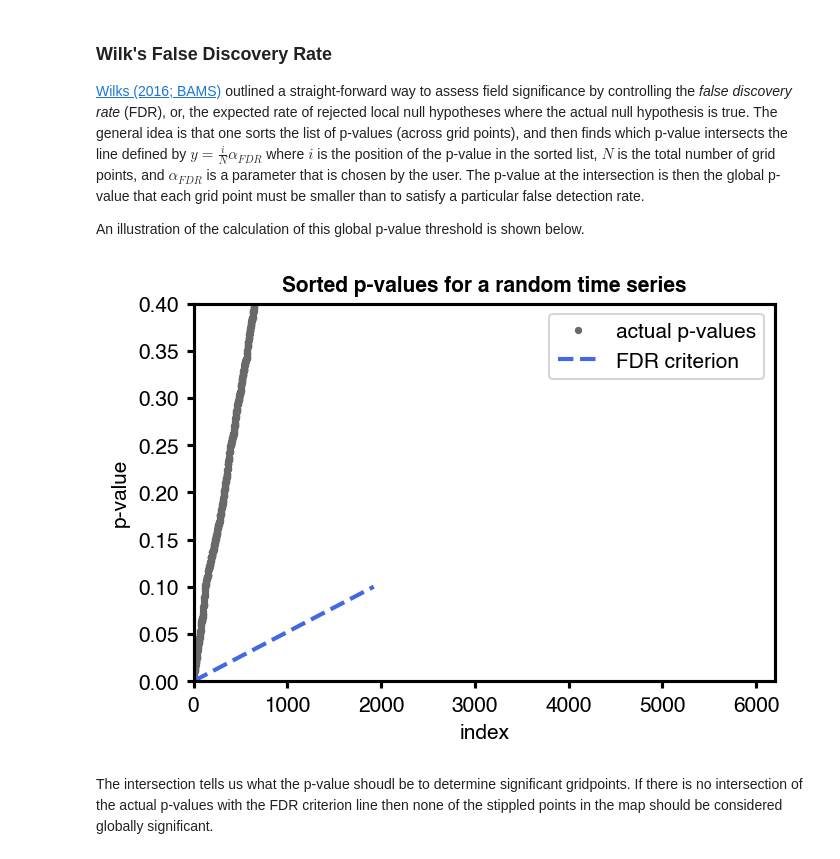
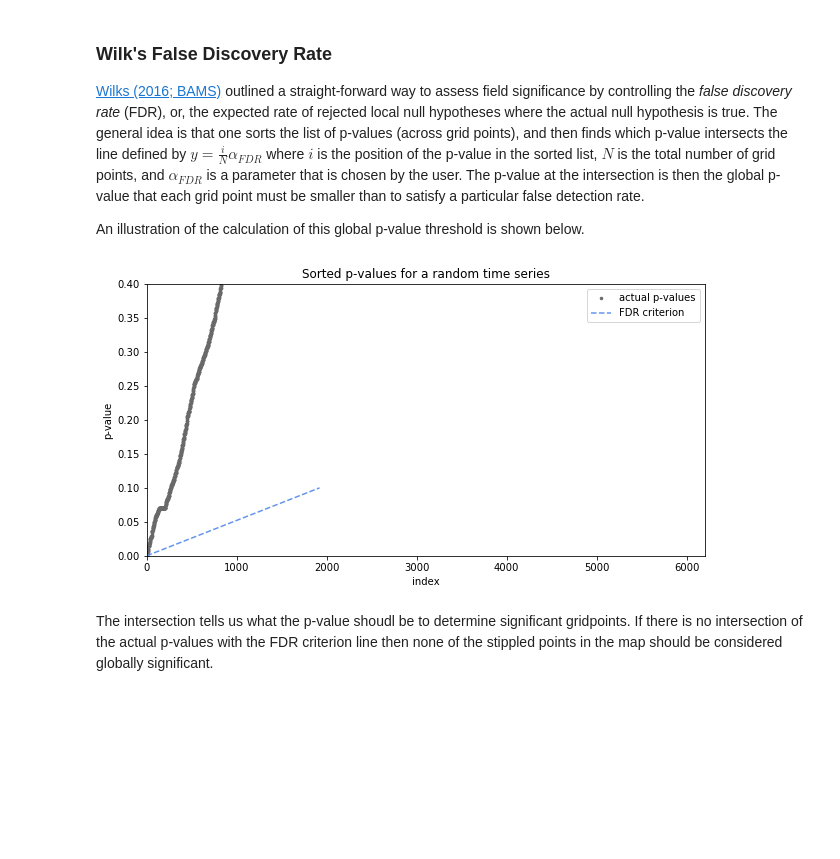
Before and after one commit to kjmayer/ats655-coursematerial, a Jupyter notebook: jupyter_notebooks/maps_of_random_relationships.ipynb, the cells around one changed output. Drawn from its saved outputs; the diff is of its cells as text; code cells hidden in the pictures; blank space fills up the shorter version.

```diff
--- a/jupyter_notebooks/maps_of_random_relationships.ipynb
+++ b/jupyter_notebooks/maps_of_random_relationships.ipynb
@@ -132,36 +125,36 @@ alpha = 0.1
 Pvals = P.flatten()
 Pvals = np.sort(Pvals)
 
 x = np.arange(1,len(Pvals)+1,1)
 x = x.astype(float)
 
-cgf.cfig(2)
+plt.figure(figsize=(10,5))
 plt.plot(x,Pvals,'.',color = 'dimgray', markersize = 5, label = 'actual p-values')
 
 y = (x/len(x))*alpha
-plt.plot(x,y,'--',color = cgf.clr1, label = 'FDR criterion')
+plt.plot(x,y,'--',color = 'cornflowerblue', label = 'FDR criterion')
 
 plt.xlim(0,6200)
 plt.ylim(0,.4)
 
 plt.xlabel('index')
 plt.ylabel('p-value')
 
 d = Pvals - y
 k = np.where(d>0)[0][0] - 1 + 1
 if(k==0):
     DNP = 1
 else:
     DNP = 0
     plt.plot([k,k],[0,1],'--',color = 'gray')
-    plt.annotate('$p_{crit} = $' + str(gf.round_to_nearest(Pvals[k-1],.001)), xy=(k,Pvals[k-1]),xytext=(3000,.12),
+    plt.annotate('$p_{crit} = $' + str(np.around(Pvals[k-1],3)), xy=(k,Pvals[k-1]),xytext=(3000,.12),
              arrowprops=dict(facecolor='red', shrink=.08, width = 0.5, headlength = 10, headwidth=7),
              horizontalalignment = 'left',color = 'red')
 
 plt.title('Sorted p-values for a random time series')
 plt.legend()
 plt.show()
 # %% [output]
-[figure, old version]
+[figure, new version]
 # %% [markdown]
 The intersection tells us what the p-value shoudl be to determine significant gridpoints. If there is no intersection of the actual p-values with the FDR criterion line then none of the stippled points in the map should be considered globally significant.
```
Also changed, not shown: parts of 4 cells of this notebook.
